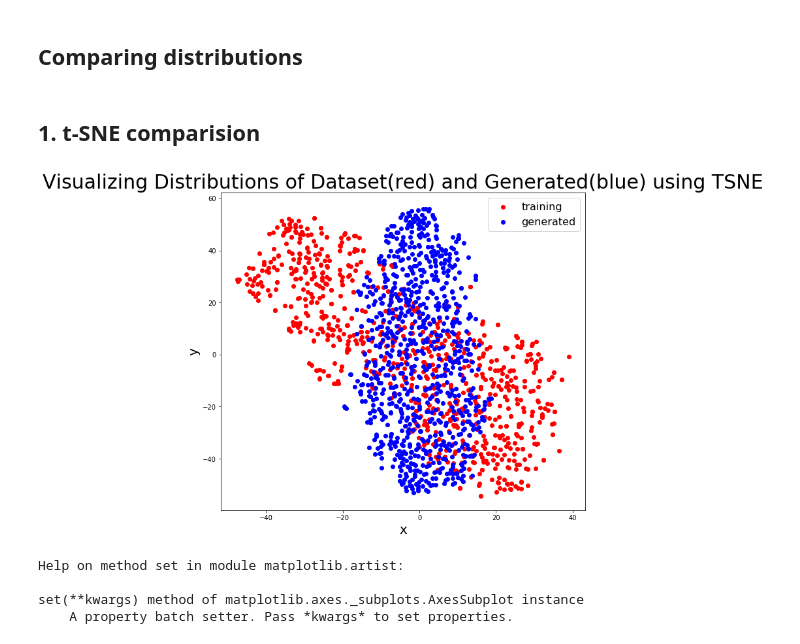
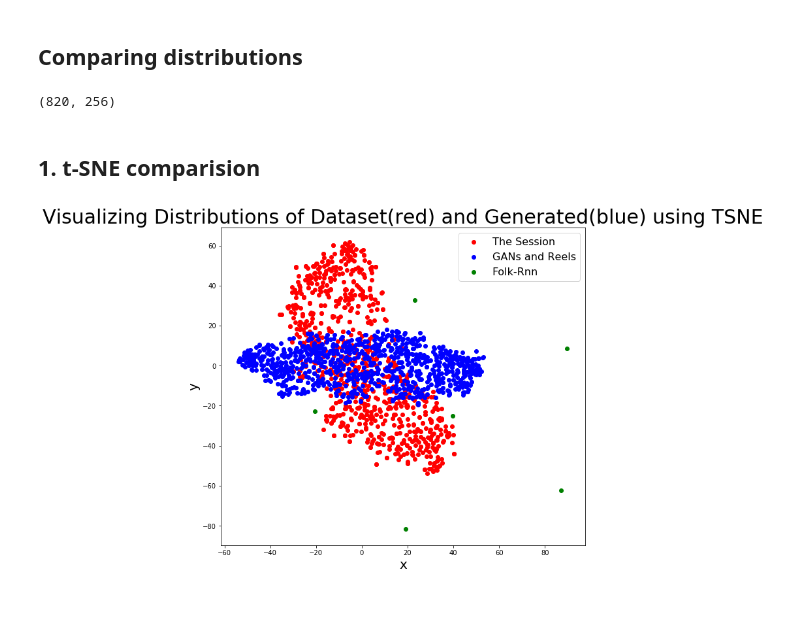
Before and after one commit to vin-nag/GANs-n-reels, a Jupyter notebook: Data/Statistics/distribution_comparision.ipynb, the cells around one changed output. Saved outputs shown, nothing was run; the diff lists cells and outputs as text; code cells hidden in the pictures; blank space fills up the shorter version.

Commit message:
Updated folkRnn data

```diff
--- a/Data/Statistics/distribution_comparision.ipynb
+++ b/Data/Statistics/distribution_comparision.ipynb
@@ -8,8 +8,12 @@ import matplotlib.pyplot as plt
 
 gan_samples = np.load('./../Experiments_Data/generated_data.npy')
 training_samples = np.load('./../Experiments_Data/training_data.npy')
-#folk_rnn_samples =
+folk_rnn_samples = np.load('./../Experiments_Data/folkRnn_data.npy')
+
+gan_samples.shape
 #magenta_samples =
+# %% [output]
+(820, 256)
 # %% [markdown]
 ## 1. t-SNE comparision
 # %%
@@ -17,40 +21,35 @@ from sklearn.manifold import TSNE
 
 data_tsne = TSNE(n_components=2).fit_transform(training_samples)
 gen_tsne = TSNE(n_components=2).fit_transform(gan_samples)
-#data_tsne = TSNE(n_components=2).fit_transform(dataset_samples)
+folk_tsne = TSNE(n_components=2).fit_transform(folk_rnn_samples)
 #gen_tsne = TSNE(n_components=2).fit_transform(gen_samples)
 # %%
 FIG_SIZE = (10, 10)
 TITLE_FONT_SIZE = 30
 FONT_SIZE = 20
 LEGEND_FONT_SIZE = 16
 title = 'Visualizing Distributions of Dataset(red) and Generated(blue) using TSNE'
 xlabel, ylabel = 'x', 'y'
 
 
 # ------------------- Format ----------------------------
 
 fig = plt.figure(figsize=FIG_SIZE) # Creates a new figure
 
 ax = fig.add_subplot(111) # add a subplot to the new figure, 111 means "1x1 grid, first subplot"
 fig.subplots_adjust(top=0.80) # adjust the placing of subplot, adjust top, bottom, left and right spacing
 ax.set_title(title, fontsize= TITLE_FONT_SIZE) # title of plot
 
 ax.set_xlabel(xlabel,fontsize = FONT_SIZE) #xlabel
 ax.set_ylabel(ylabel, fontsize = FONT_SIZE)#ylabel
 
-plt.scatter(data_tsne[:,0], data_tsne[:,1], c='red', label='training')
-plt.scatter(gen_tsne[:,0], gen_tsne[:,1], c='blue', label='generated')
+plt.scatter(data_tsne[:,0], data_tsne[:,1], c='red', label='The Session')
+plt.scatter(gen_tsne[:,0], gen_tsne[:,1], c='blue', label='GANs and Reels')
+plt.scatter(folk_tsne[:,0], folk_tsne[:,1], c='green', label='Folk-Rnn')
+
 ax.legend(fontsize = LEGEND_FONT_SIZE)
 plt.show()
 
 #fig.savefig('test.jpg')
 # %% [output]
-[figure, old version]
+[figure, new version]
-# %%
-'|:cBAG EFG2|ABcA GEC2|F2EF DEF2|EDCE F2E2|cBAG EFG2|ABcA GEC2|FEFG AGEC|DEFD C4:| |:EFGA BGAB|cBcd ecGE|F2AF EFGE|FEDC D2GF EFGA BGAB|cBcd ecGF|EFGA BGF2|DFED C4:|'
-# %% [output]
-Help on method set in module matplotlib.artist:
-
-set(**kwargs) method of matplotlib.axes._subplots.AxesSubplot instance
-    A property batch setter. Pass *kwargs* to set properties.
```
Also changed, not shown: parts of 1 cell of this notebook, 2 other files.
